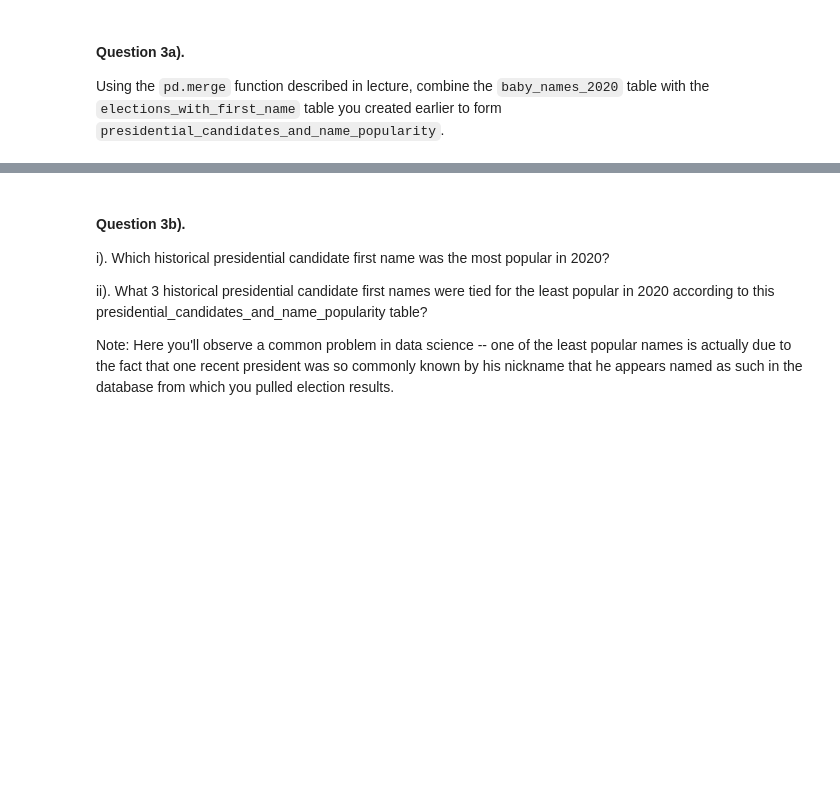
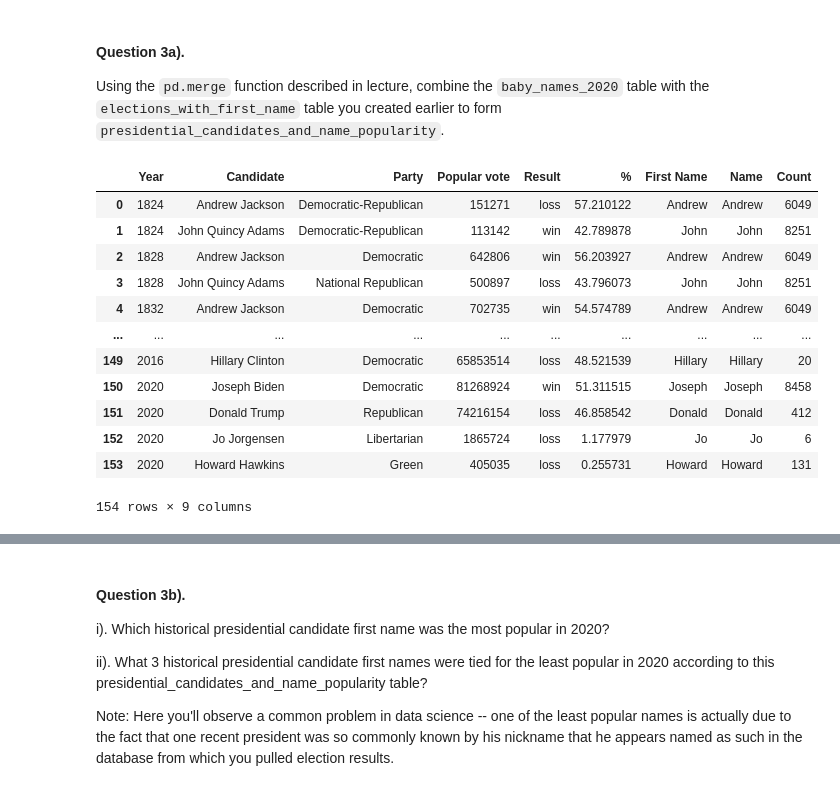
Before and after one commit to QuantumCompiler/CSPB-3022-Introduction-To-Data-Science-With-Probability-And-Statistics, a Jupyter notebook: CSPB 3022 - Assignments/CSPB 3022 - Assignment 3 - Exploratory Data Analysis And Visualization/Assignment 3 - Exploratory Data Analysis And Visualization.ipynb, the cells around one changed output, grey strips where cells are left out. Drawn from its saved outputs; the diff is of its cells as text; code cells hidden in the pictures; blank space fills up the shorter version.

```diff
--- a/CSPB 3022 - Assignments/CSPB 3022 - Assignment 3 - Exploratory Data Analysis And Visualization/Assignment 3 - Exploratory Data Analysis And Visualization.ipynb
+++ b/CSPB 3022 - Assignments/CSPB 3022 - Assignment 3 - Exploratory Data Analysis And Visualization/Assignment 3 - Exploratory Data Analysis And Visualization.ipynb
@@ -619,9 +655,23 @@ baby_names_2020
 #### Question 3a).
 Using the `pd.merge` function described in lecture, combine the `baby_names_2020` table with the `elections_with_first_name` table you created earlier to form `presidential_candidates_and_name_popularity`.
 # %%
-...
+presidential_candidates_and_name_popularity = pd.merge(elections_with_first_name, baby_names_2020, left_on = "First Name", right_on = "Name")
 # put your code above this line
 
 presidential_candidates_and_name_popularity
+# %% [output]
+|  | Year | Candidate | Party | Popular vote | Result | % | First Name | Name | Count |
+| 0 | 1824 | Andrew Jackson | Democratic-Republican | 151271 | loss | 57.210122 | Andrew | Andrew | 6049 |
+| 1 | 1824 | John Quincy Adams | Democratic-Republican | 113142 | win | 42.789878 | John | John | 8251 |
+| 2 | 1828 | Andrew Jackson | Democratic | 642806 | win | 56.203927 | Andrew | Andrew | 6049 |
+| 3 | 1828 | John Quincy Adams | National Republican | 500897 | loss | 43.796073 | John | John | 8251 |
+| 4 | 1832 | Andrew Jackson | Democratic | 702735 | win | 54.574789 | Andrew | Andrew | 6049 |
+| ... | ... | ... | ... | ... | ... | ... | ... | ... | ... |
+| 149 | 2016 | Hillary Clinton | Democratic | 65853514 | loss | 48.521539 | Hillary | Hillary | 20 |
+| 150 | 2020 | Joseph Biden | Democratic | 81268924 | win | 51.311515 | Joseph | Joseph | 8458 |
+| 151 | 2020 | Donald Trump | Republican | 74216154 | loss | 46.858542 | Donald | Donald | 412 |
+| 152 | 2020 | Jo Jorgensen | Libertarian | 1865724 | loss | 1.177979 | Jo | Jo | 6 |
+| 153 | 2020 | Howard Hawkins | Green | 405035 | loss | 0.255731 | Howard | Howard | 131 |
+154 rows × 9 columns
 # %%
 grader.check("q3a")
```
Also changed, not shown: parts of 10 cells of this notebook, 1 other file.
